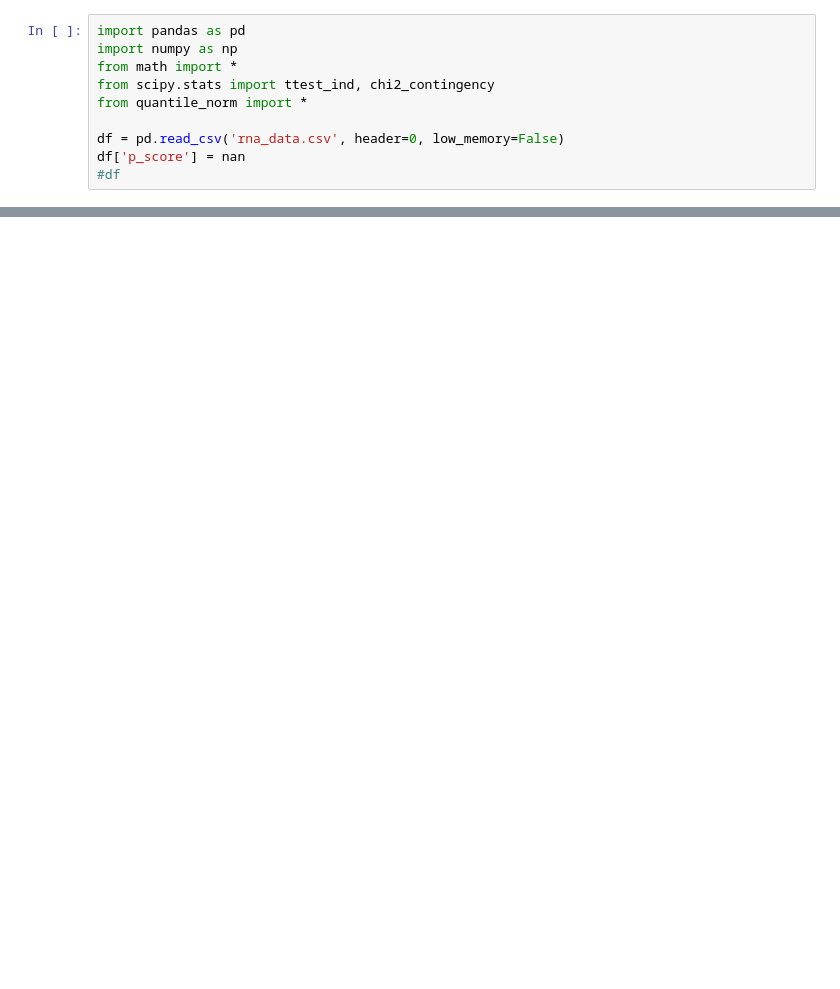
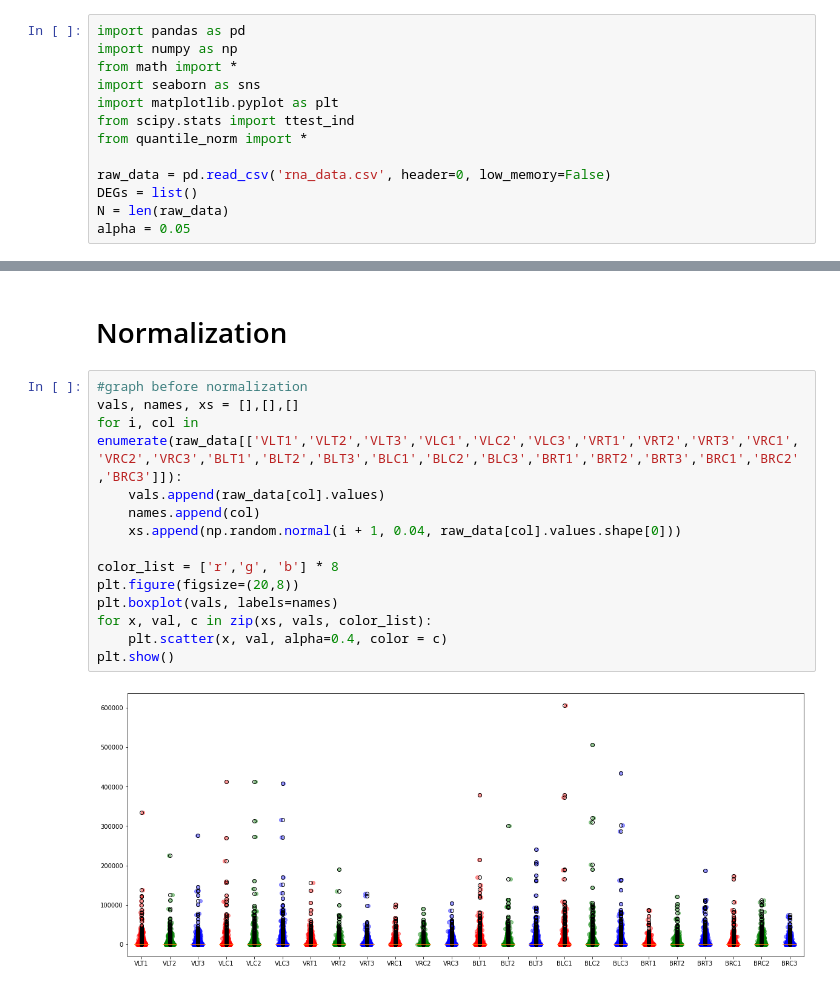
Before and after one commit to MahdeeMushfiqueKamal/cBLAST-AssignedTasks, a Jupyter notebook: task4.ipynb, the cells around one changed output, grey strips where cells are left out. Drawn from its saved outputs; the diff is of its cells as text; blank space fills up the shorter version.

```diff
--- a/task4.ipynb
+++ b/task4.ipynb
@@ -15,9 +2,12 @@ C: control (without salt stress);
 import pandas as pd
 import numpy as np
 from math import *
-from scipy.stats import ttest_ind, chi2_contingency
+import seaborn as sns
+import matplotlib.pyplot as plt
+from scipy.stats import ttest_ind
 from quantile_norm import *
 
-df = pd.read_csv('rna_data.csv', header=0, low_memory=False)
-df['p_score'] = nan
-#df
+raw_data = pd.read_csv('rna_data.csv', header=0, low_memory=False)
+DEGs = list()
+N = len(raw_data)
+alpha = 0.05
@@ -43,0 +14,18 @@ df
+# %% [markdown]
+# Normalization
+# %%
+#graph before normalization
+vals, names, xs = [],[],[]
+for i, col in enumerate(raw_data[['VLT1','VLT2','VLT3','VLC1','VLC2','VLC3','VRT1','VRT2','VRT3','VRC1','VRC2','VRC3','BLT1','BLT2','BLT3','BLC1','BLC2','BLC3','BRT1','BRT2','BRT3','BRC1','BRC2','BRC3']]):
+    vals.append(raw_data[col].values)
+    names.append(col)
+    xs.append(np.random.normal(i + 1, 0.04, raw_data[col].values.shape[0]))
+
+color_list = ['r','g', 'b'] * 8
+plt.figure(figsize=(20,8))
+plt.boxplot(vals, labels=names)
+for x, val, c in zip(xs, vals, color_list):
+    plt.scatter(x, val, alpha=0.4, color = c)
+plt.show()
+# %% [output]
+[figure, added]
```
Also changed, not shown: parts of 13 cells of this notebook.
